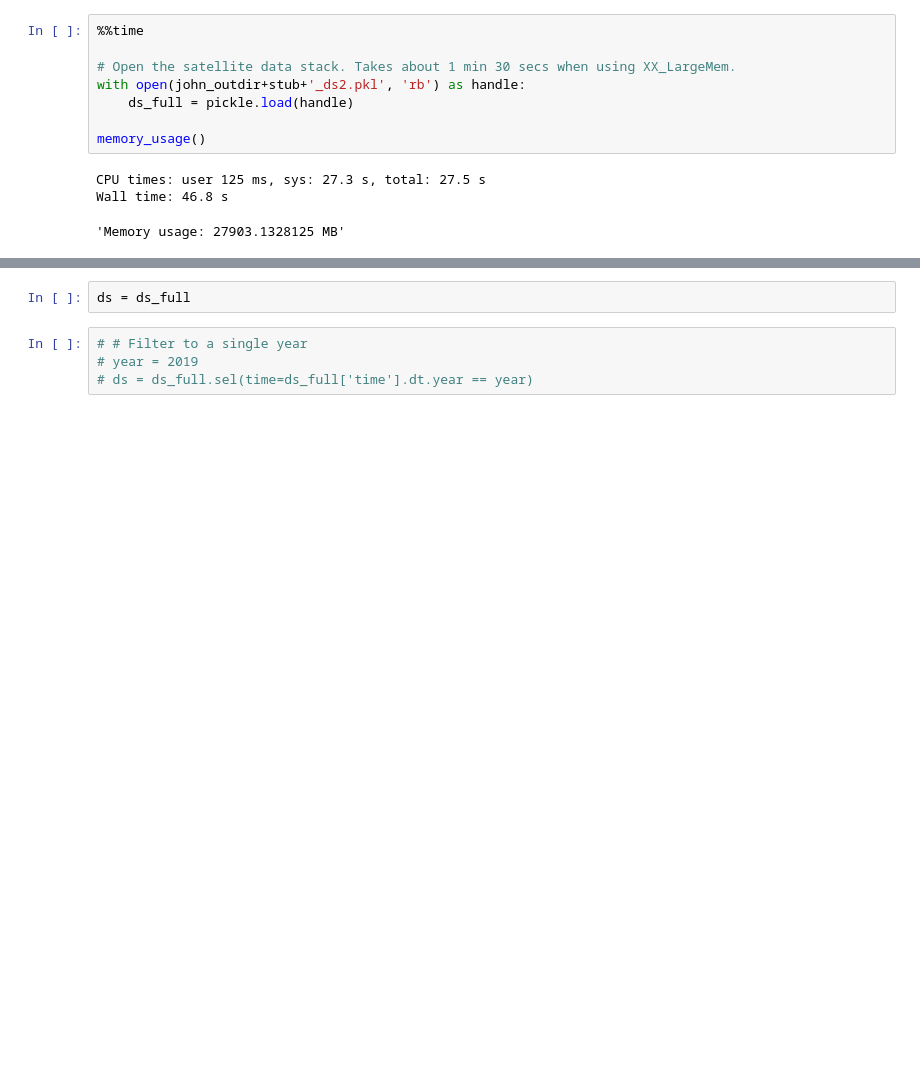
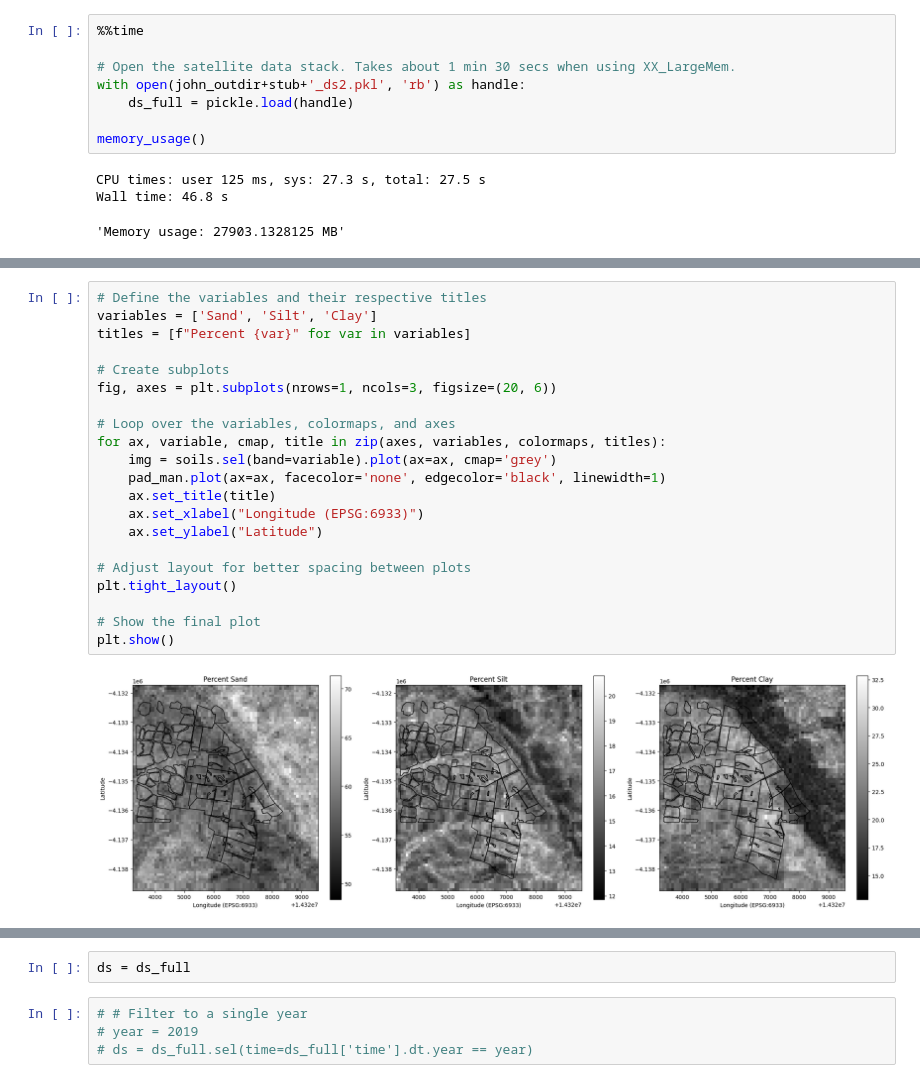
Before and after one commit to johnburley3000/PaddockTS, a Jupyter notebook: Notebooks/Milgadara_fractional_cover.ipynb, the cells around one changed output, grey strips where cells are left out. Drawn from its saved outputs; the diff is of its cells as text; blank space fills up the shorter version.

```diff
--- a/Notebooks/Milgadara_fractional_cover.ipynb
+++ b/Notebooks/Milgadara_fractional_cover.ipynb
@@ -288 +371,24 @@ data_6933 = data.rio.reproject("EPSG:6933")
+# %%
+# Define the variables and their respective titles
+variables = ['Sand', 'Silt', 'Clay']
+titles = [f"Percent {var}" for var in variables]
+
+# Create subplots
+fig, axes = plt.subplots(nrows=1, ncols=3, figsize=(20, 6))
+
+# Loop over the variables, colormaps, and axes
+for ax, variable, cmap, title in zip(axes, variables, colormaps, titles):
+    img = soils.sel(band=variable).plot(ax=ax, cmap='grey')
+    pad_man.plot(ax=ax, facecolor='none', edgecolor='black', linewidth=1)
+    ax.set_title(title)
+    ax.set_xlabel("Longitude (EPSG:6933)")
+    ax.set_ylabel("Latitude")
+
+# Adjust layout for better spacing between plots
+plt.tight_layout()
+
+# Show the final plot
+plt.show()
+# %% [output]
+[figure, added]
 # %%
```
Also changed, not shown: parts of 10 cells of this notebook.
